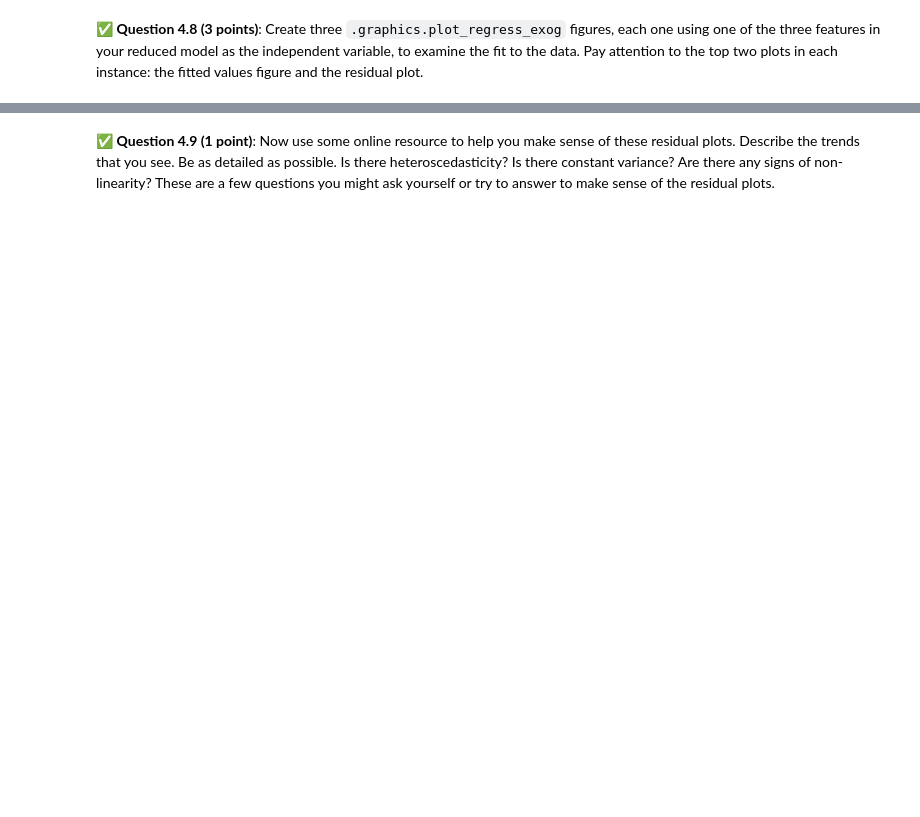
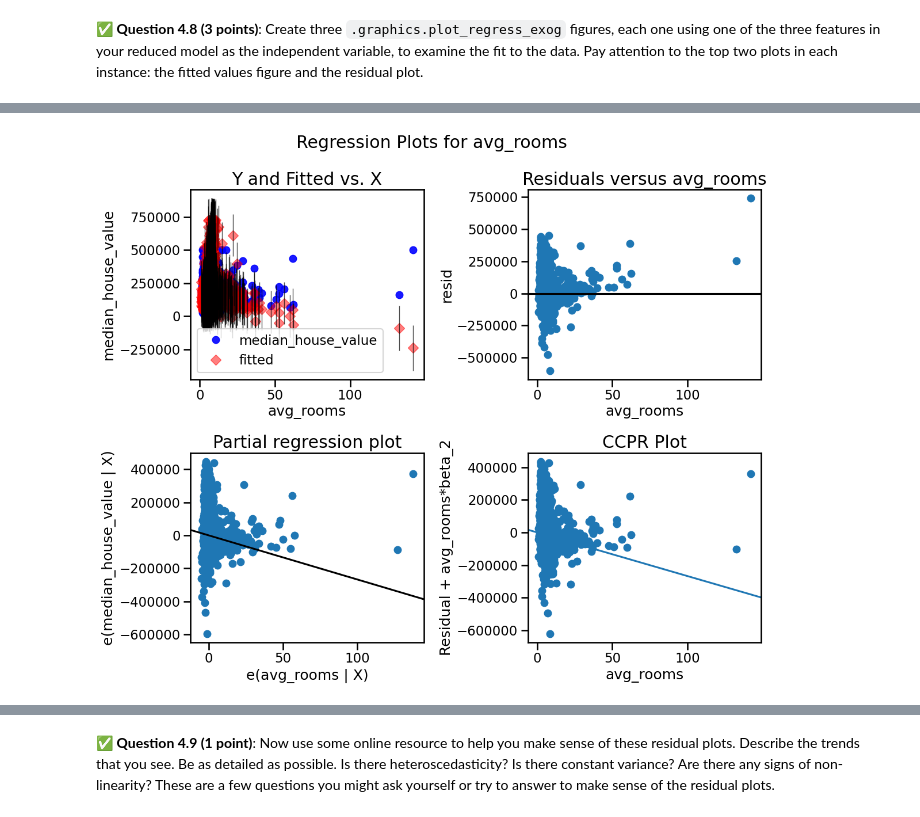
Before and after one commit to Zwillbeast659/CMSE202-f25-turnin, a Jupyter notebook: hw-03/HW-03_Regression-F25-STUDENT.ipynb, the cells around one changed output, grey strips where cells are left out. Saved outputs shown, nothing was run; the diff lists cells and outputs as text; code cells hidden in the pictures; blank space fills up the shorter version.

```diff
--- a/hw-03/HW-03_Regression-F25-STUDENT.ipynb
+++ b/hw-03/HW-03_Regression-F25-STUDENT.ipynb
@@ -376,0 +455,6 @@ Multicollinearity is a statistical phenomenon where some of the features in a mo
+# %%
+fig2 = sm.graphics.plot_regress_exog(model_simple, 'avg_rooms', fig=plt.figure(figsize=(12, 10)))
+plt.tight_layout()
+plt.show();
+# %% [output]
+[figure, added]
```
Also changed, not shown: parts of 21 cells of this notebook.
